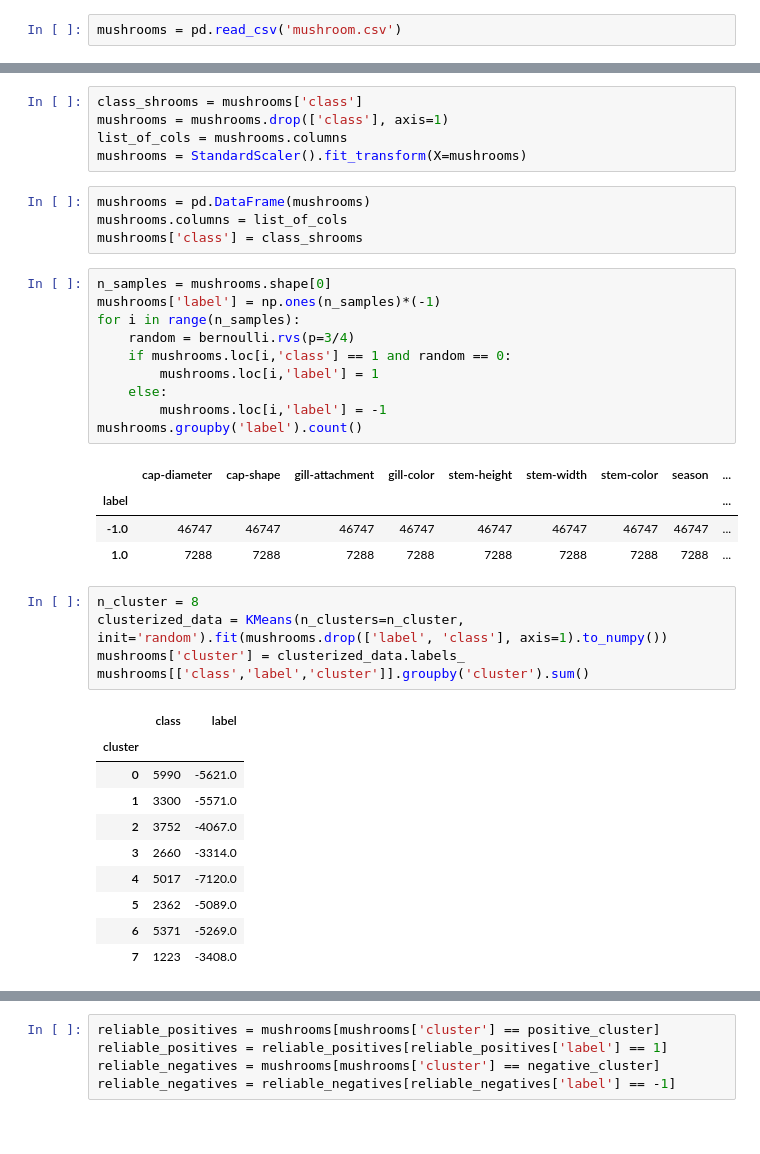
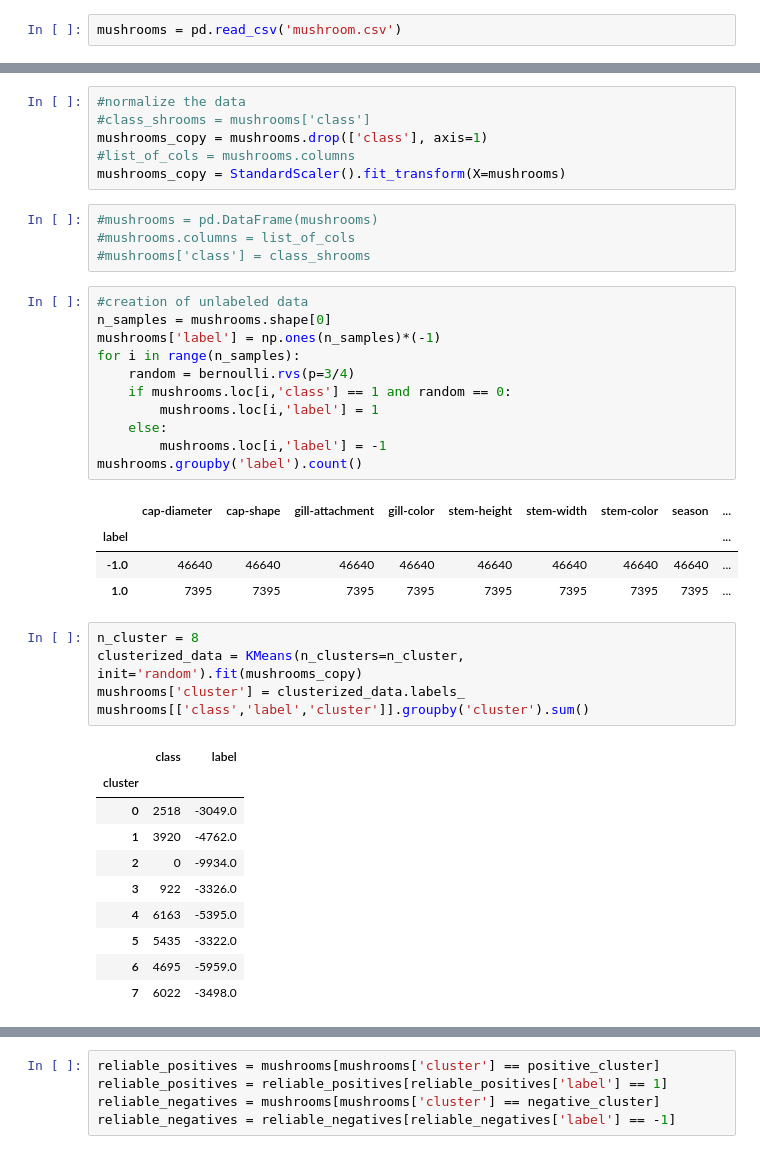
Before and after one commit to tpaquier/material_science, a Jupyter notebook: Tests_for_PU/Iterative_svm_/Diff_phi.ipynb, the cells around one changed output, grey strips where cells are left out. Cells and saved outputs as stored; diff of their text form.

```diff
--- a/Tests_for_PU/Iterative_svm_/Diff_phi.ipynb
+++ b/Tests_for_PU/Iterative_svm_/Diff_phi.ipynb
@@ -12,13 +38,15 @@ mushrooms = pd.read_csv('mushroom.csv')
 # %%
-class_shrooms = mushrooms['class']
-mushrooms = mushrooms.drop(['class'], axis=1)
-list_of_cols = mushrooms.columns
-mushrooms = StandardScaler().fit_transform(X=mushrooms)
+#normalize the data
+#class_shrooms = mushrooms['class']
+mushrooms_copy = mushrooms.drop(['class'], axis=1)
+#list_of_cols = mushrooms.columns
+mushrooms_copy = StandardScaler().fit_transform(X=mushrooms)
 # %%
-mushrooms = pd.DataFrame(mushrooms)
-mushrooms.columns = list_of_cols
-mushrooms['class'] = class_shrooms
+#mushrooms = pd.DataFrame(mushrooms)
+#mushrooms.columns = list_of_cols
+#mushrooms['class'] = class_shrooms
 # %%
+#creation of unlabeled data
 n_samples = mushrooms.shape[0]
 mushrooms['label'] = np.ones(n_samples)*(-1)
 for i in range(n_samples):
@@ -31,24 +59,24 @@ mushrooms.groupby('label').count()
 # %% [output]
 |  | cap-diameter | cap-shape | gill-attachment | gill-color | stem-height | stem-width | stem-color | season | ... |
 | label |  |  |  |  |  |  |  |  | ... |
-| -1.0 | 46747 | 46747 | 46747 | 46747 | 46747 | 46747 | 46747 | 46747 | ... |
-| 1.0 | 7288 | 7288 | 7288 | 7288 | 7288 | 7288 | 7288 | 7288 | ... |
+| -1.0 | 46640 | 46640 | 46640 | 46640 | 46640 | 46640 | 46640 | 46640 | ... |
+| 1.0 | 7395 | 7395 | 7395 | 7395 | 7395 | 7395 | 7395 | 7395 | ... |
 # %%
 n_cluster = 8
-clusterized_data = KMeans(n_clusters=n_cluster, init='random').fit(mushrooms.drop(['label', 'class'], axis=1).to_numpy())
+clusterized_data = KMeans(n_clusters=n_cluster, init='random').fit(mushrooms_copy)
 mushrooms['cluster'] = clusterized_data.labels_
 mushrooms[['class','label','cluster']].groupby('cluster').sum()
 # %% [output]
 |  | class | label |
 | cluster |  |  |
-| 0 | 5990 | -5621.0 |
-| 1 | 3300 | -5571.0 |
-| 2 | 3752 | -4067.0 |
-| 3 | 2660 | -3314.0 |
-| 4 | 5017 | -7120.0 |
-| 5 | 2362 | -5089.0 |
-| 6 | 5371 | -5269.0 |
-| 7 | 1223 | -3408.0 |
+| 0 | 2518 | -3049.0 |
+| 1 | 3920 | -4762.0 |
+| 2 | 0 | -9934.0 |
+| 3 | 922 | -3326.0 |
+| 4 | 6163 | -5395.0 |
+| 5 | 5435 | -3322.0 |
+| 6 | 4695 | -5959.0 |
+| 7 | 6022 | -3498.0 |
 # %%
 list_of_ratio = []
 for i in range(n_cluster):
```
Also changed, not shown: parts of 18 cells of this notebook.
